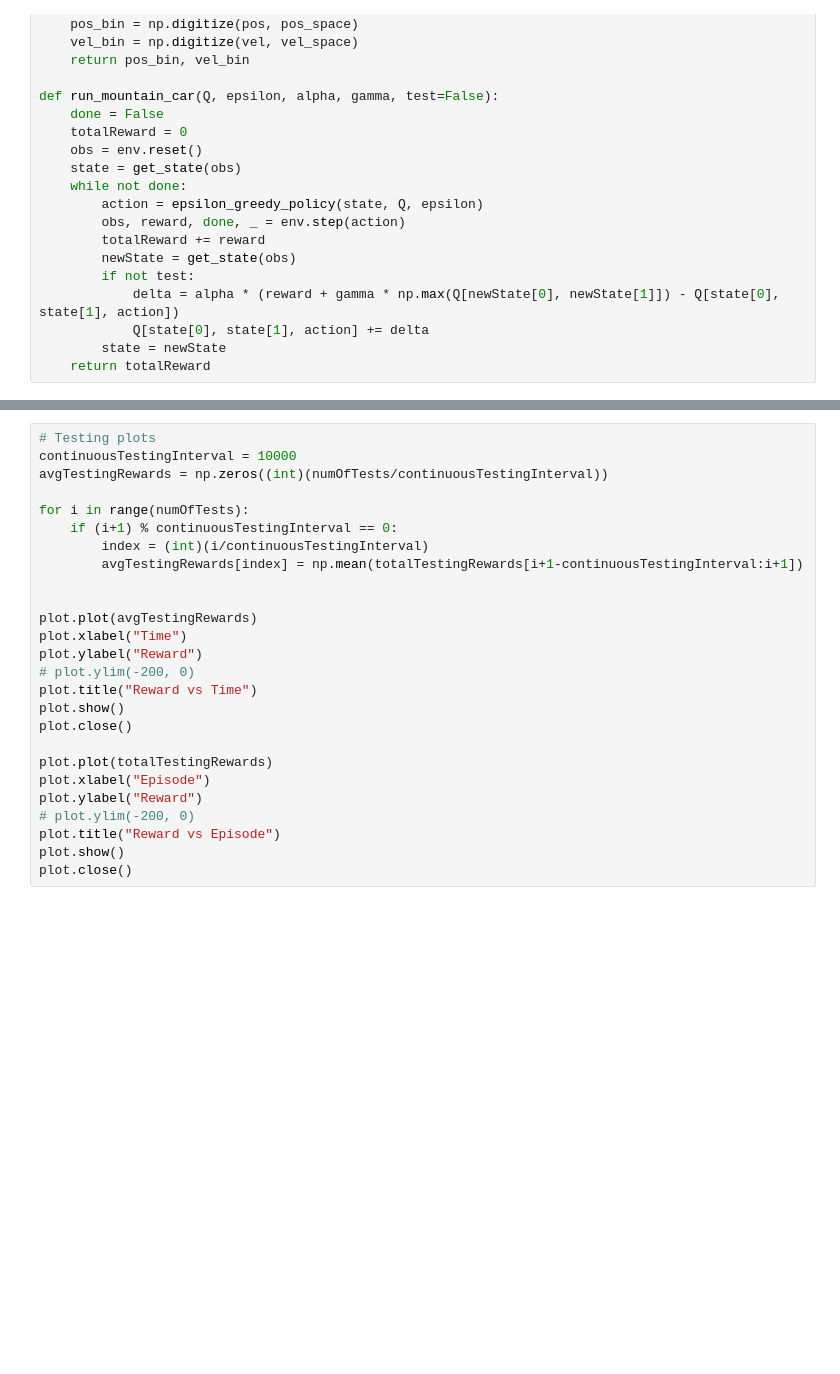
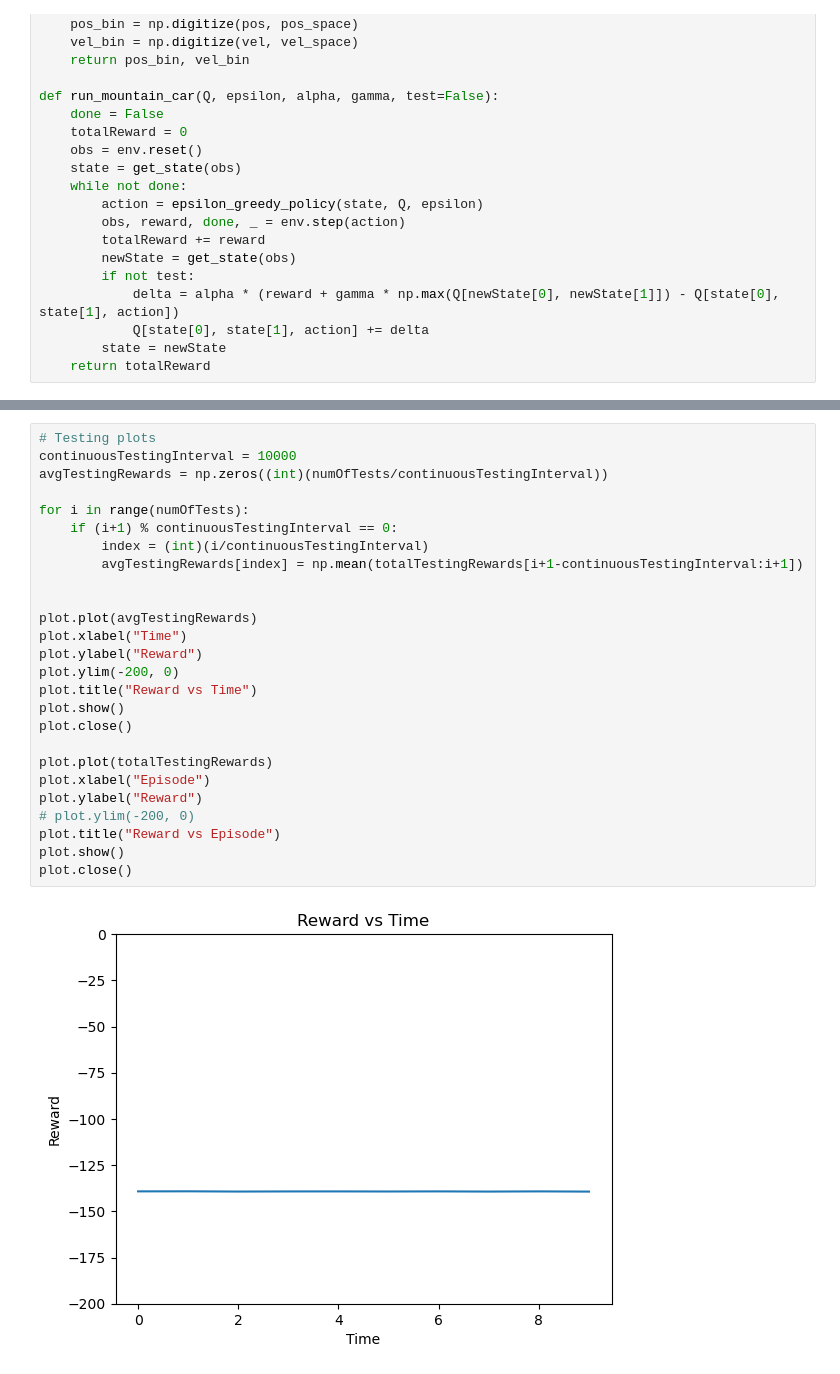
Before and after one commit to nicoandreoli2000/obligatorio-ia, a Jupyter notebook: MountainCar/mountaincar.ipynb, the cells around one changed output, grey strips where cells are left out. Cells and saved outputs as stored; diff of their text form; blank space fills up the shorter version.

```diff
--- a/MountainCar/mountaincar.ipynb
+++ b/MountainCar/mountaincar.ipynb
@@ -125,26 +159,28 @@ for i in range(numOfTests):
 # %%
 # Testing plots
 continuousTestingInterval = 10000
 avgTestingRewards = np.zeros((int)(numOfTests/continuousTestingInterval))
 
 for i in range(numOfTests):
     if (i+1) % continuousTestingInterval == 0:
         index = (int)(i/continuousTestingInterval)
         avgTestingRewards[index] = np.mean(totalTestingRewards[i+1-continuousTestingInterval:i+1])
 
 
 plot.plot(avgTestingRewards)
 plot.xlabel("Time")
 plot.ylabel("Reward")
-# plot.ylim(-200, 0)
+plot.ylim(-200, 0)
 plot.title("Reward vs Time")
 plot.show()
 plot.close()
 
 plot.plot(totalTestingRewards)
 plot.xlabel("Episode")
 plot.ylabel("Reward")
 # plot.ylim(-200, 0)
 plot.title("Reward vs Episode")
 plot.show()
 plot.close()
+# %% [output]
+[figure, added]
```
Also changed, not shown: parts of 4 cells of this notebook, 1 other file.
